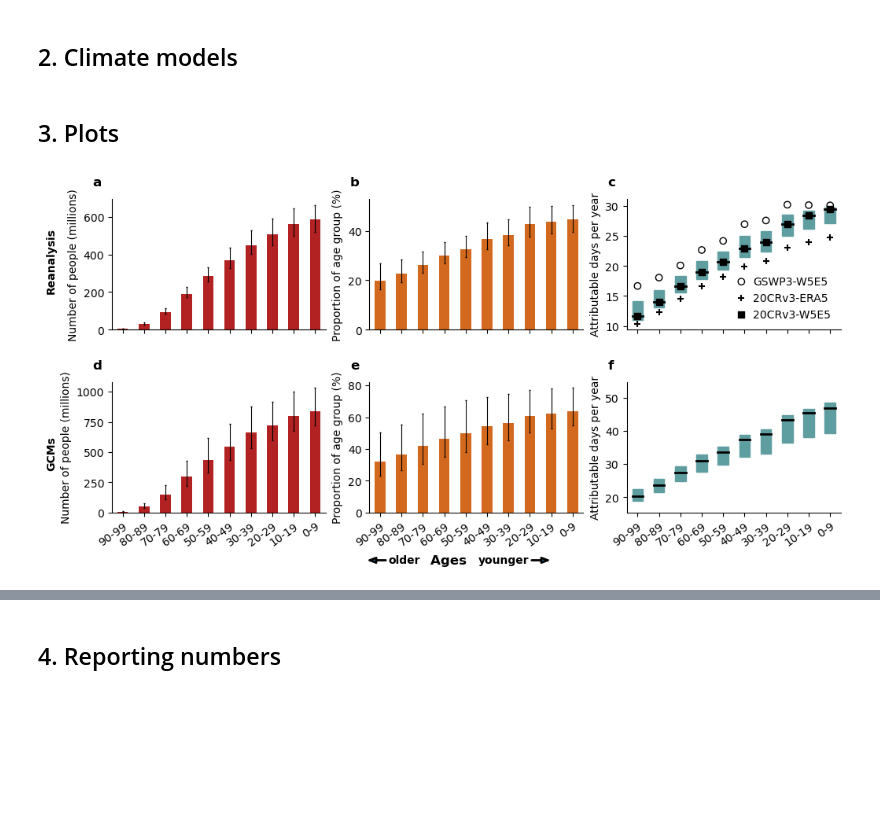
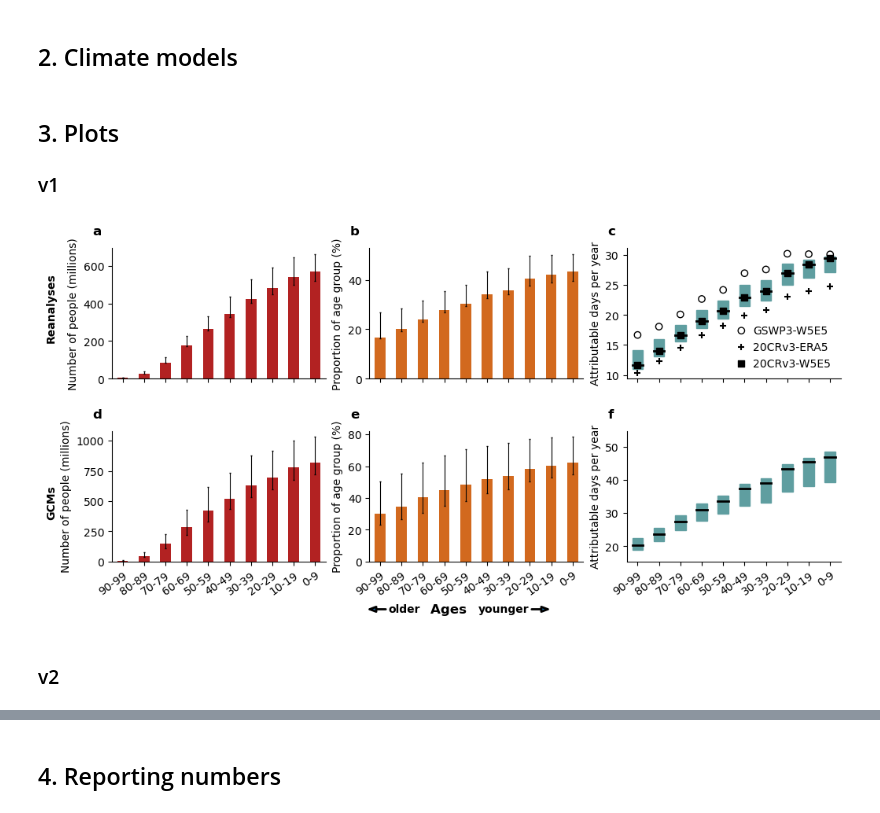
Before and after one commit to rosapietroiusti/attr-hs, a Jupyter notebook: main/attr-hw-fig2.ipynb, the cells around one changed output, grey strips where cells are left out. Saved outputs shown, nothing was run; the diff lists cells and outputs as text; code cells hidden in the pictures; blank space fills up the shorter version.

Commit message:
paper figures and clean repo

```diff
--- a/main/attr-hw-fig2.ipynb
+++ b/main/attr-hw-fig2.ipynb
@@ -108,7 +108,8 @@ To do
 - do median + IQR in all?
 - finalise reporting fxns, check different ways of CI and aggregating/reporting result
 # %%
-# model mean and range (not IQR)
+
+# NEW: plot model median and range - rename fxn
 
 def plot_barplot_n_prop_people_atleastx_modelmean(da,
                                                   unit,
@@ -130,8 +131,8 @@ def plot_barplot_n_prop_people_atleastx_modelmean(da,
     else:
         unit_str = ''
 
-    upper_error = (da.max(dim='model')-da.mean(dim='model')).values.T /unit
-    lower_error = (da.mean(dim='model')-da.min(dim='model')).values.T /unit
+    upper_error = (da.max(dim='model')-da.astype(float).median(dim='model')).values.T /unit
+    lower_error = (da.astype(float).median(dim='model')-da.min(dim='model')).values.T /unit
     try:
         concatenated =np.concatenate((lower_error,upper_error), axis=1)
         reshaped = np.reshape(concatenated, (len(da.features), 2, len(da.age_ranges)))
@@ -141,11 +142,11 @@ def plot_barplot_n_prop_people_atleastx_modelmean(da,
 
     # plot multi-model mean
     if color == None:
-        (da.mean(dim='model')/unit).to_pandas().plot.bar(ax=ax,
+        (da.astype(float).median(dim='model')/unit).to_pandas().plot.bar(ax=ax,
                                                    yerr=reshaped,
                                                    error_kw=dict(ecolor=errcolor, alpha=1, elinewidth=.8, capsize=1))
     else:
-        (da.mean(dim='model')/unit).to_pandas().plot.bar(ax=ax,
+        (da.astype(float).median(dim='model')/unit).to_pandas().plot.bar(ax=ax,
                                                    yerr=reshaped,
                                                          color=color,
                                                    error_kw=dict(ecolor=errcolor, alpha=1, elinewidth=.8, capsize=1))
@@ -309,6 +310,8 @@ da_nAHD_percapita_peopledays_10y_models = calc_percapita_hotdays_peopledays_1yr(
                                                                            )
 # %% [markdown]
 ## 3. Plots
+
+### v1
 # %%
 # settings
 xpos=-.09
@@ -405,36 +408,38 @@ plot_percapitadays_median_iqr(da_nAHD_percapita_peopledays_10y_models,
 
 
 
-fig.text(-.015,.7, 'Reanalysis', ha='left',rotation=90, fontweight='bold');
+fig.text(-.015,.7, 'Reanalyses', ha='left',rotation=90, fontweight='bold');
 fig.text(-.015,.25, 'GCMs', ha='left',rotation=90, fontweight='bold');
 fig.supxlabel('Ages ', y=0,fontweight='bold'); #c='0.5',size=14
 
 
 # arrow annotation older/younger
 arr = mpatches.FancyArrowPatch((0.6, 0.015), (0.63, 0.015),  # Coordinates in figure fraction
                                arrowstyle='-|>,head_width=.15',
                                mutation_scale=15,
                                linewidth=2,
                                transform=fig.transFigure,
                                )
 fig.patches.append(arr)
 fig.text(0.535, 0.015, "younger", ha='left', va='center', fontweight='bold')
 arr = mpatches.FancyArrowPatch((.42, 0.015), (.39, 0.015),
                                arrowstyle='-|>,head_width=.15',
                                mutation_scale=15,
                                linewidth=2,
                                transform=fig.transFigure,
                                )
 fig.patches.append(arr)
 fig.text(0.42, 0.015, "older", ha='left', va='center',fontweight='bold')
 
 for ax in axes:
     ax.invert_xaxis()
     ax.spines['top'].set_visible(False)
     ax.spines['right'].set_visible(False)
 
 
-#plt.savefig(os.path.join(figdir,'fig2_v1.png'),dpi=300,bbox_inches='tight',transparent=True)
-#plt.savefig(os.path.join(figdir,'fig2_v1.pdf'),dpi=300,bbox_inches='tight',transparent=True)
+#plt.savefig(os.path.join(figdir,'fig2-median.png'),dpi=300,bbox_inches='tight',transparent=True)
+#plt.savefig(os.path.join(figdir,'fig2-median.pdf'),dpi=300,bbox_inches='tight',transparent=True)
 # %% [output]
-[figure, old version]
+[figure, new version]
+# %% [markdown]
+### v2
```
Also changed, not shown: parts of 19 cells of this notebook, 24 other files.
